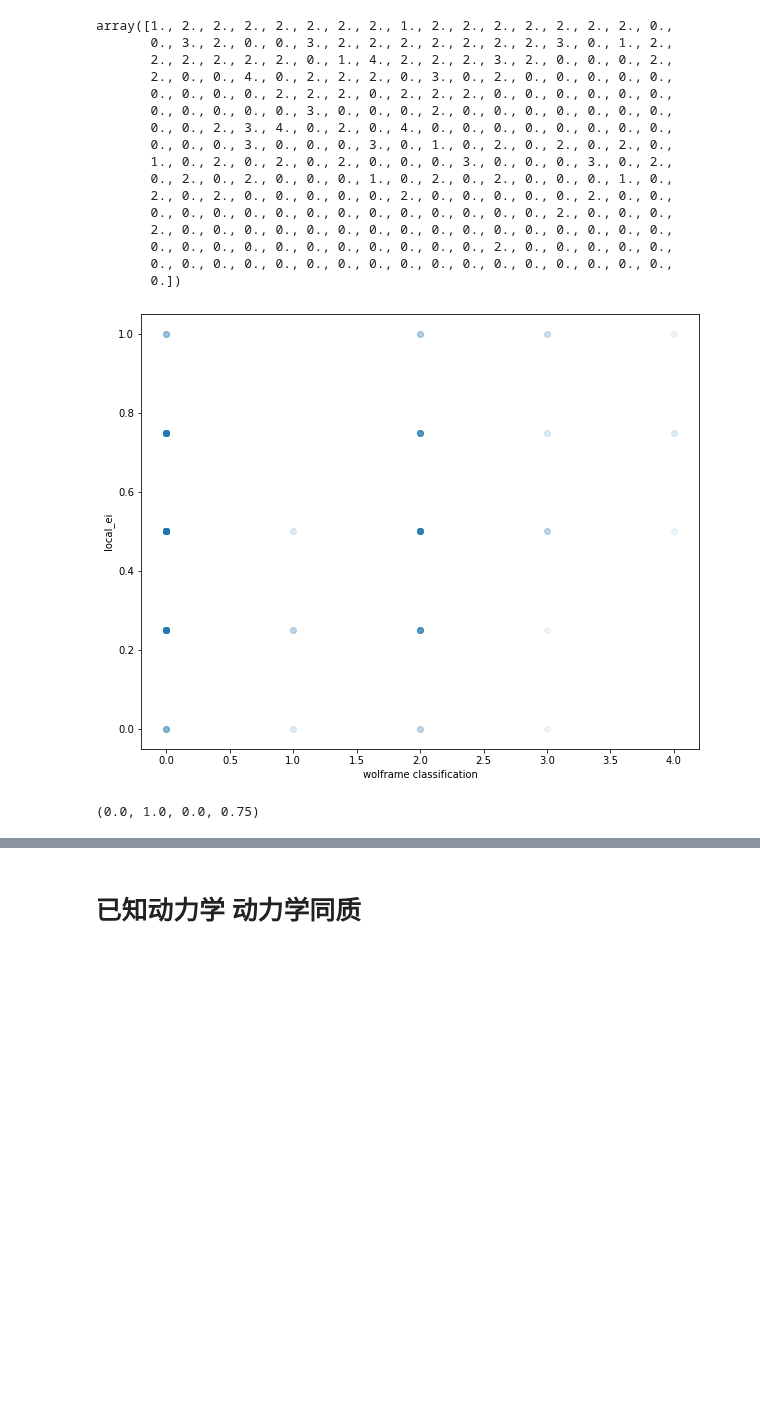
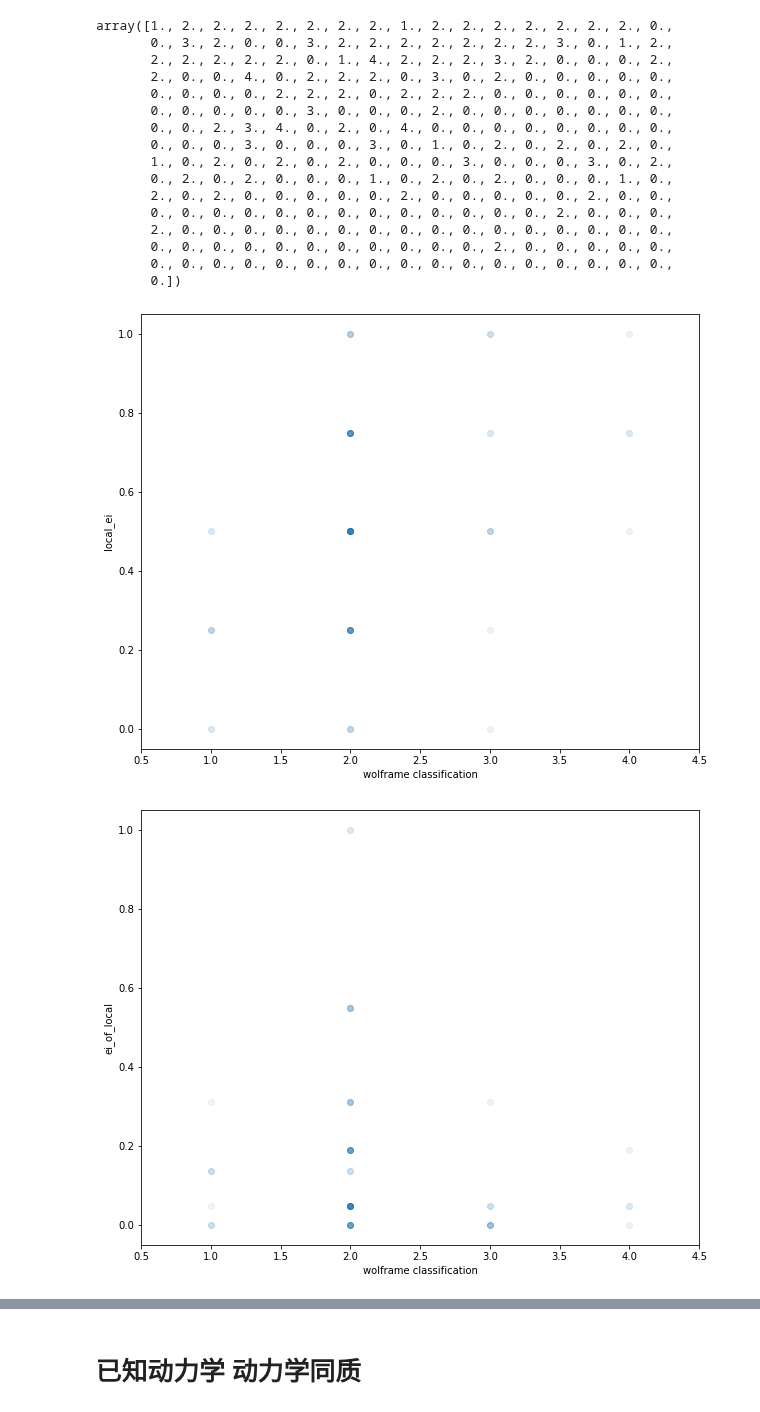
Before and after one commit to Lyn1216/Local-EI-project, a Jupyter notebook: exp/cellular automaton/local_ca.ipynb, the cells around one changed output, grey strips where cells are left out. Drawn from its saved outputs; the diff is of its cells as text; code cells hidden in the pictures; blank space fills up the shorter version.

Commit message:
ymz:ei_of_local

```diff
--- a/exp/cellular automaton/local_ca.ipynb
+++ b/exp/cellular automaton/local_ca.ipynb
@@ -25,13 +29,18 @@ showmatrix,ei_matrix = cellular_automaton_homo(rule=110, generations=120, p0_lis
 # 已知动力学 动力学异质 f不同
 # %%
 from ca_generate import generate_markov
-cell_ei_list=[]
+cell_ei_list1 = []
+cell_ei_list2 = []
+syn_list = []
 middle_size = 1
 for rule in range(256):
     markov_m = generate_markov(p0=0, rule=rule, middle_size=middle_size)
-    ei = homo_ca_ei(markov_m,middle_size)
-    print('rule = '+str(rule)+' ei ='+str(ei))
-    cell_ei_list.append(ei)
+    ei1 = homo_ca_ei(markov_m,middle_size)
+    ei2,_ = ei_of_local(markov_m,middle_size)
+    #print('rule = '+str(rule)+' ei ='+str(ei))
+    cell_ei_list1.append(ei1)
+    cell_ei_list2.append(ei2)
+    syn_list.append(ei1-ei2)
 
-cell_ei_list
+cell_ei_list1
 # %% [output]
@@ -125,17 +111,33 @@ array([1., 2., 2., 2., 2., 2., 2., 2., 1., 2., 2., 2., 2., 2., 2., 2., 0.,
        0., 0., 0., 0., 0., 0., 0., 0., 0., 0., 0., 2., 0., 0., 0., 0., 0.,
        0., 0., 0., 0., 0., 0., 0., 0., 0., 0., 0., 0., 0., 0., 0., 0., 0.,
        0.])
-# %%
-plt.figure(figsize=(10,8))
-plt.scatter(class_of_rules, np.array(cell_ei_list), alpha=0.08)
-#plt.scatter(range(256), , label = 'class', alpha=0.25)
-#plt.legend()
-plt.xlabel('wolframe classification')
-plt.ylabel('local_ei')
-plt.show()
-# %% [output]
-[figure, removed]
-# %%
-cell_ei_list[250],cell_ei_list[108],cell_ei_list[90],cell_ei_list[110]
-# %% [output]
-(0.0, 1.0, 0.0, 0.75)
+# %%
+plt.figure(figsize=(10,8))
+plt.scatter(class_of_rules, np.array(cell_ei_list1), alpha=0.08)
+#plt.scatter(range(256), , label = 'class', alpha=0.25)
+#plt.legend()
+plt.xlabel('wolframe classification')
+plt.ylabel('local_ei')
+plt.xlim([0.5,4.5])
+plt.show()
+
+plt.figure(figsize=(10,8))
+plt.scatter(class_of_rules, np.array(cell_ei_list2), alpha=0.08)
+#plt.scatter(range(256), , label = 'class', alpha=0.25)
+#plt.legend()
+plt.xlabel('wolframe classification')
+plt.ylabel('ei_of_local')
+plt.xlim([0.5,4.5])
+plt.show()
+
+plt.figure(figsize=(10,8))
+plt.scatter(class_of_rules, np.array(syn_list), alpha=0.08)
+#plt.scatter(range(256), , label = 'class', alpha=0.25)
+#plt.legend()
+plt.xlabel('wolframe classification')
+plt.ylabel('syn')
+plt.xlim([0.5,4.5])
+plt.show()
+# %% [output]
+[figure, added]
+[figure, added]
```
Also changed, not shown: parts of 10 cells of this notebook, 3 other files.
